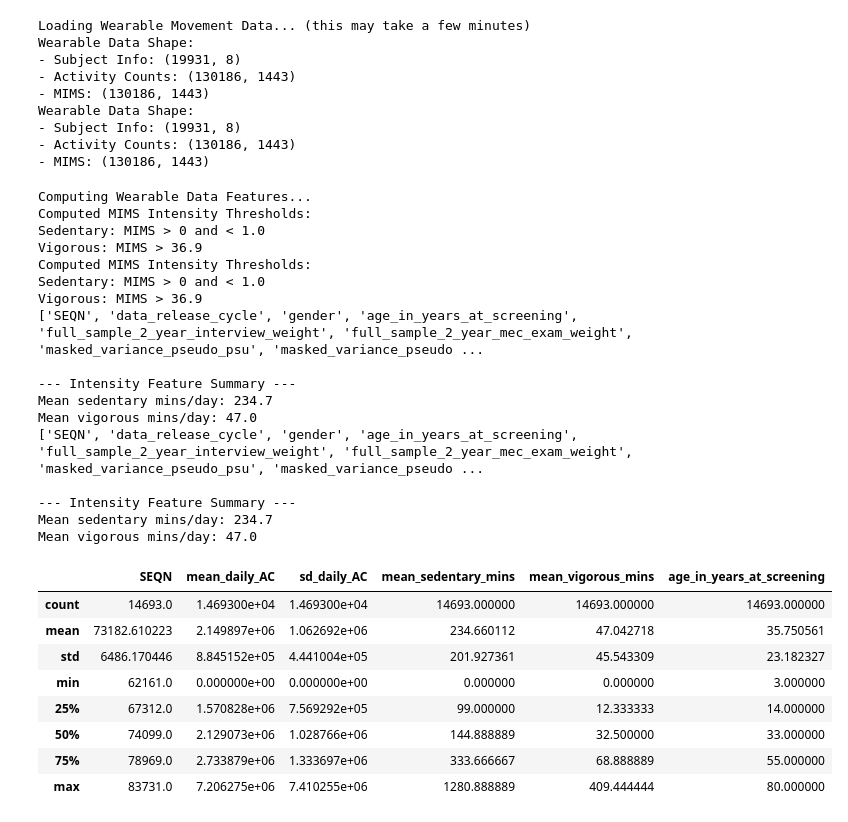
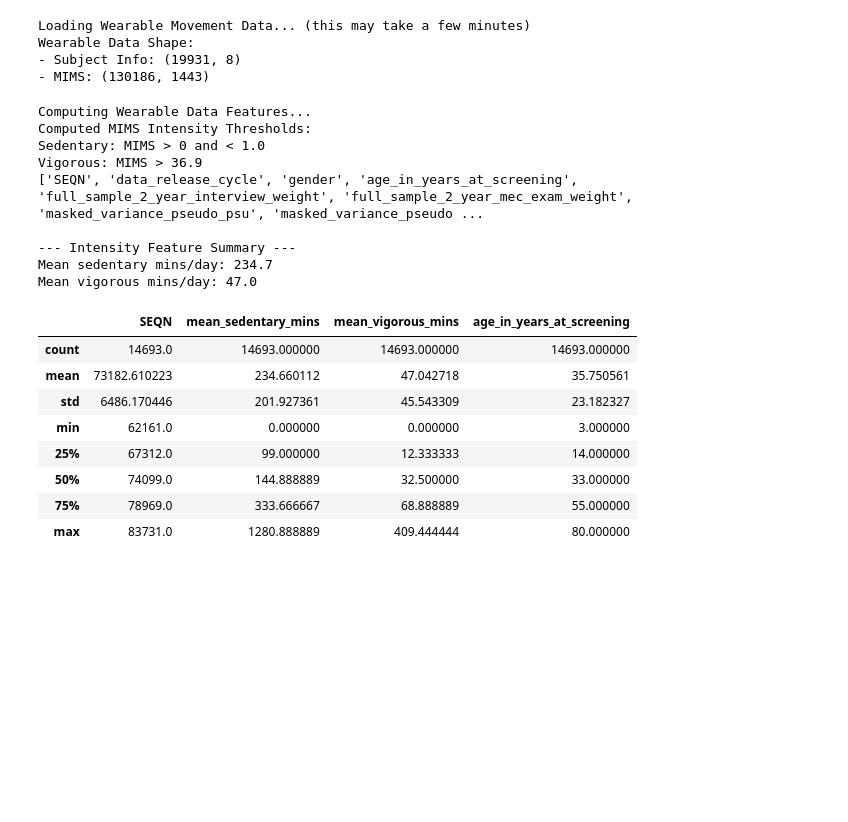
Before and after one commit to KyleN29/DiaPredict, a Jupyter notebook: nhanes_random_forest.ipynb, the cells around one changed output. Saved outputs shown, nothing was run; the diff lists cells and outputs as text; code cells hidden in the pictures; blank space fills up the shorter version.

```diff
--- a/nhanes_random_forest.ipynb
+++ b/nhanes_random_forest.ipynb
@@ -26,23 +26,18 @@ import pandas as pd
 print("Loading Wearable Movement Data... (this may take a few minutes)")
 
 subj_df = pd.read_csv(subject_info_path, dtype={"SEQN": "Int64"})
-ac_df = pd.read_csv(ac_path, dtype={"SEQN": "Int64"}, low_memory=False)
+#ac_df = pd.read_csv(ac_path, dtype={"SEQN": "Int64"}, low_memory=False)
 mims_df = pd.read_csv(mims_path, dtype={"SEQN": "Int64"}, low_memory=False)
 
 print("Wearable Data Shape:")
 print("- Subject Info:", subj_df.shape)
-print("- Activity Counts:", ac_df.shape)
+#print("- Activity Counts:", ac_df.shape)
 print("- MIMS:", mims_df.shape)
 # %% [output]
 Loading Wearable Movement Data... (this may take a few minutes)
 Wearable Data Shape:
 - Subject Info: (19931, 8)
-- Activity Counts: (130186, 1443)
 - MIMS: (130186, 1443)
-Wearable Data Shape:
-- Subject Info: (19931, 8)
-- Activity Counts: (130186, 1443)
-- MIMS: (130186, 1443)
 # %%
 import numpy as np
 
@@ -50,16 +45,16 @@ import numpy as np
 print("Computing Wearable Data Features...")
 
 # Compute Activity Counts Features
-ac_minute_cols = [c for c in ac_df.columns if c.startswith("min_")]
-ac_df["daily_AC"] = ac_df[ac_minute_cols].sum(axis=1, numeric_only=True)
-ac_agg = ac_df.groupby("SEQN").agg(
-    mean_daily_AC=("daily_AC", "mean"),
-    sd_daily_AC=("daily_AC", "std")
-).reset_index()
-ac_agg["sd_daily_AC"] = ac_agg["sd_daily_AC"].fillna(0.0)
+#ac_minute_cols = [c for c in ac_df.columns if c.startswith("min_")]
+#ac_df["daily_AC"] = ac_df[ac_minute_cols].sum(axis=1, numeric_only=True)
+#ac_agg = ac_df.groupby("SEQN").agg(
+    #mean_daily_AC=("daily_AC", "mean"),
+    #sd_daily_AC=("daily_AC", "std")
+#).reset_index()
+#ac_agg["sd_daily_AC"] = ac_agg["sd_daily_AC"].fillna(0.0)
 
 selected_columns = ["SEQN", "mean_daily_AC", "sd_daily_AC"]
-df = ac_agg[selected_columns].copy()
+#df = ac_agg[selected_columns].copy()
 
 # Compute MIMS Activity Intensity Bins
 mims_minute_cols = [c for c in mims_df.columns if c.startswith("min_")]
@@ -79,51 +74,43 @@ vigorous_mins = (mims_vals >= p95).sum(axis=1)
 mims_df["sedentary_mins"] = sedentary_mins
 mims_df["vigorous_mins"] = vigorous_mins
 
 mims_agg = mims_df.groupby("SEQN").agg(
     mean_sedentary_mins=("sedentary_mins", "mean"),
     mean_vigorous_mins=("vigorous_mins", "mean"),
 ).reset_index()
 
-df = df.merge(mims_agg, on="SEQN", how="left")
+df = mims_agg
 
 # Merge with Subject Info
 print(subj_df.columns.tolist())
 selected_columns = ["SEQN", "age_in_years_at_screening"]
 subj_df = subj_df[selected_columns].copy()
 df = df.merge(subj_df, on="SEQN", how="left")
 
 print("\n--- Intensity Feature Summary ---")
 print(f"Mean sedentary mins/day: {df['mean_sedentary_mins'].mean():.1f}")
 print(f"Mean vigorous mins/day: {df['mean_vigorous_mins'].mean():.1f}")
 
 df.describe()
 # %% [output]
 Computing Wearable Data Features...
-Computed MIMS Intensity Thresholds:
-Sedentary: MIMS > 0 and < 1.0
-Vigorous: MIMS > 36.9
 Computed MIMS Intensity Thresholds:
 Sedentary: MIMS > 0 and < 1.0
 Vigorous: MIMS > 36.9
 ['SEQN', 'data_release_cycle', 'gender', 'age_in_years_at_screening', 'full_sample_2_year_interview_weight', 'full_sample_2_year_mec_exam_weight', 'masked_variance_pseudo_psu', 'masked_variance_pseudo ...
 
 --- Intensity Feature Summary ---
 Mean sedentary mins/day: 234.7
 Mean vigorous mins/day: 47.0
-['SEQN', 'data_release_cycle', 'gender', 'age_in_years_at_screening', 'full_sample_2_year_interview_weight', 'full_sample_2_year_mec_exam_weight', 'masked_variance_pseudo_psu', 'masked_variance_pseudo ...
-
---- Intensity Feature Summary ---
-Mean sedentary mins/day: 234.7
-Mean vigorous mins/day: 47.0
-|  | SEQN | mean_daily_AC | sd_daily_AC | mean_sedentary_mins | mean_vigorous_mins | age_in_years_at_screening |
-| count | 14693.0 | 1.469300e+04 | 1.469300e+04 | 14693.000000 | 14693.000000 | 14693.000000 |
-| mean | 73182.610223 | 2.149897e+06 | 1.062692e+06 | 234.660112 | 47.042718 | 35.750561 |
-| std | 6486.170446 | 8.845152e+05 | 4.441004e+05 | 201.927361 | 45.543309 | 23.182327 |
-| min | 62161.0 | 0.000000e+00 | 0.000000e+00 | 0.000000 | 0.000000 | 3.000000 |
-| 25% | 67312.0 | 1.570828e+06 | 7.569292e+05 | 99.000000 | 12.333333 | 14.000000 |
-| 50% | 74099.0 | 2.129073e+06 | 1.028766e+06 | 144.888889 | 32.500000 | 33.000000 |
-| 75% | 78969.0 | 2.733879e+06 | 1.333697e+06 | 333.666667 | 68.888889 | 55.000000 |
-| max | 83731.0 | 7.206275e+06 | 7.410255e+06 | 1280.888889 | 409.444444 | 80.000000 |
+|  | SEQN | mean_sedentary_mins | mean_vigorous_mins | age_in_years_at_screening |
+| count | 14693.0 | 14693.000000 | 14693.000000 | 14693.000000 |
+| mean | 73182.610223 | 234.660112 | 47.042718 | 35.750561 |
+| std | 6486.170446 | 201.927361 | 45.543309 | 23.182327 |
+| min | 62161.0 | 0.000000 | 0.000000 | 3.000000 |
+| 25% | 67312.0 | 99.000000 | 12.333333 | 14.000000 |
+| 50% | 74099.0 | 144.888889 | 32.500000 | 33.000000 |
+| 75% | 78969.0 | 333.666667 | 68.888889 | 55.000000 |
+| max | 83731.0 | 1280.888889 | 409.444444 | 80.000000 |
 # %%
 # 3. Load NHANES Questionnaire Data + Merge Features
 
```
Also changed, not shown: parts of 17 cells of this notebook.
